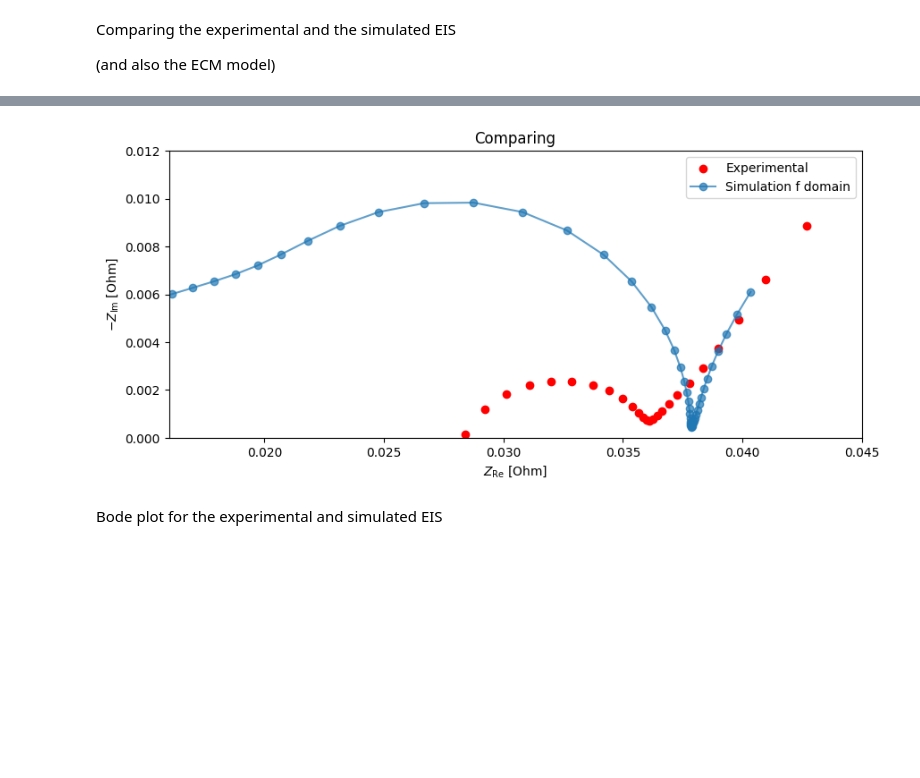
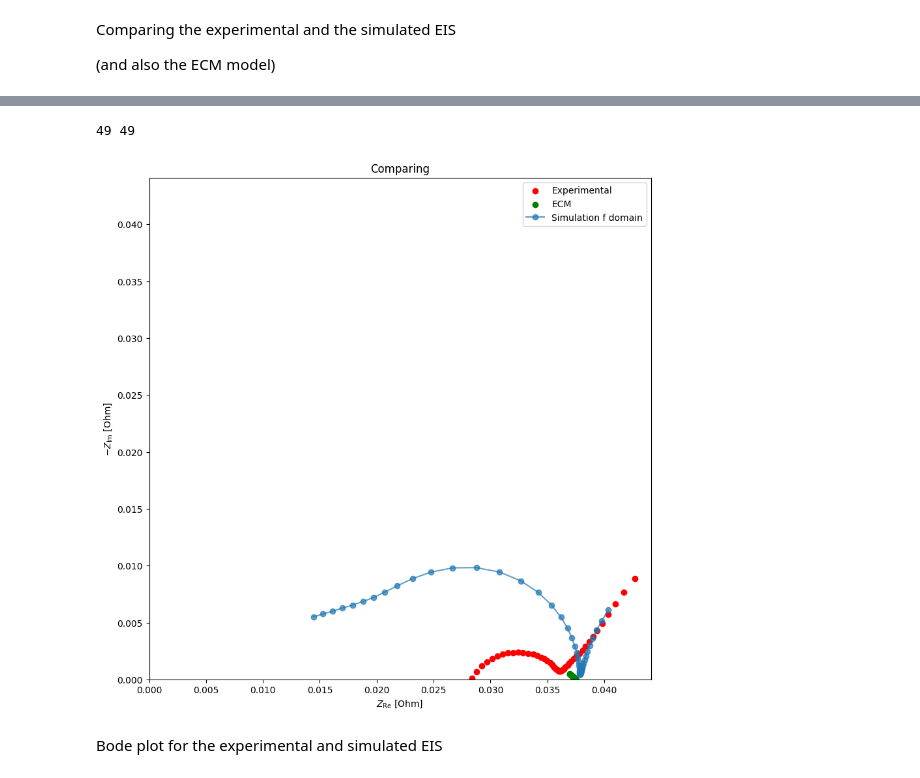
Before and after one commit to samaard2001/EIS-code, a Jupyter notebook: EIS_code.ipynb, the cells around one changed output, grey strips where cells are left out. Cells and saved outputs as stored; diff of their text form; code cells hidden in the pictures; blank space fills up the shorter version.

Commit message:
Adding ECM (Randles circuit with CPE

```diff
--- a/EIS_code.ipynb
+++ b/EIS_code.ipynb
@@ -407,3 +407,32 @@ plt.show()
 Comparing the experimental and the simulated EIS
 
 (and also the ECM model)
+# %%
+# Randles components parameters
+
+R_el = 0.0275 #Electrolyte resistance (Ohms)
+R_ct = 0.01 #Charge transfer resistance (Ohms)
+#C_dl = 1e0 #Double layer capicitance (Farads)
+Q = 1e-6 #CPE constant
+n = 0.8 #CPE exponent (n=1 --> capacitor)
+A = 100 #Warburg coefficient
+
+# Angular frequencies
+ang_freq = 2*np.pi*frequencies[::-1]
+
+# Define Warburg impedance
+def w_imp(omega, A):
+    return A / np.sqrt(1j * omega)
+Z_W = w_imp(ang_freq, A)
+
+
+# Impedance from the Randles circuit
+Z_cpe = 1/(Q*(1j*ang_freq)**n)
+Z_W = w_imp(ang_freq, A)
+Z_ct = 1/(1/R_ct + 1/Z_cpe)
+Z = R_el + 1/(1/Z_ct + 1/Z_W)
+
+
+
+plt.plot(Z.real, -Z.imag)
+plt.show()
@@ -410,19 +441,22 @@ Comparing the experimental and the simulated EIS
 # %%
 names = ['Experimental', 'Simulation f domain', 'Simulation t domain']
 
+print(len(df_real), len(sim_f))
 fig, ax = plt.subplots(figsize=(10, 10))
-ax.scatter(df_real[::2], -df_imag[::2], label=f"{names[0]}", color = 'red')
+ax.scatter(df_real, -df_imag, label=f"{names[0]}", color = 'red')
+ax.scatter(Z.real, -Z.imag, label = f'ECM', color = 'green')
 pybammeis.nyquist_plot(sim_f, ax=ax, linestyle="-", label=f"{names[1]}", alpha=0.7)
 #pybammeis.nyquist_plot(impedances_time, ax=ax, linestyle="-", label=f"{names[2]}", alpha=0.7)
 
-ax.set_xlim(0.016, 0.045)
-ax.set_ylim(0, 0.012)
+#ax.set_xlim(0.016, 0.045)
+#ax.set_ylim(0, 0.012)
 
 plt.legend()
 plt.title("Comparing")
 plt.show()
 # %% [output]
+49 49
-[figure, old version]
+[figure, new version]
 # %% [markdown]
 Bode plot for the experimental and simulated EIS
 # %%
```
Also changed, not shown: parts of 2 cells of this notebook.
